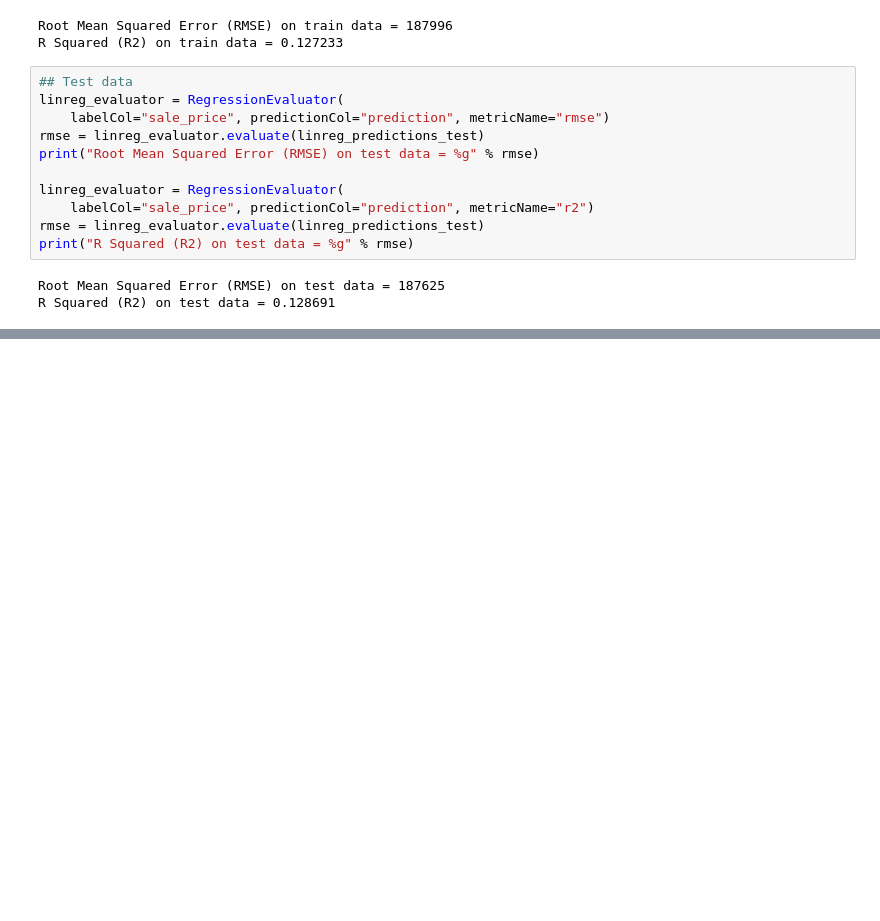
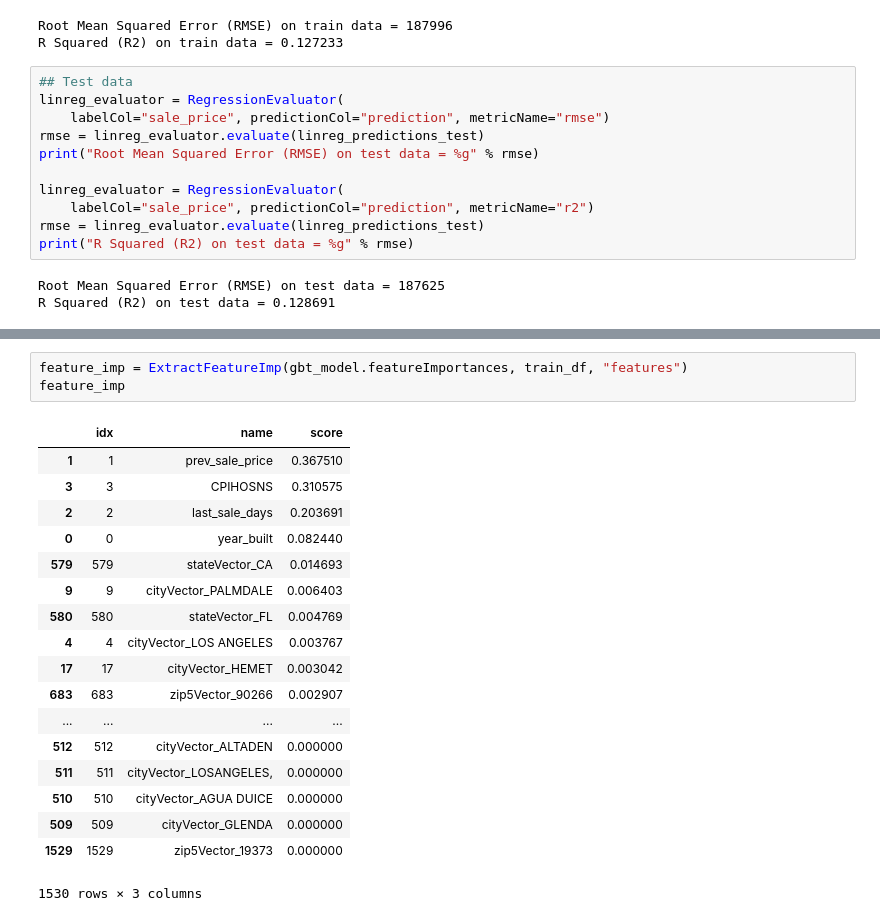
Before and after one commit to abhiniti-uchi/bigdata-winter22, a Jupyter notebook: Code Snippets/03-Modeling-new-w_one_hot.ipynb, the cells around one changed output, grey strips where cells are left out. Drawn from its saved outputs; the diff is of its cells as text; blank space fills up the shorter version.

```diff
--- a/Code Snippets/03-Modeling-new-w_one_hot.ipynb
+++ b/Code Snippets/03-Modeling-new-w_one_hot.ipynb
@@ -297,0 +387,22 @@ R Squared (R2) on test data = 0.128691
+# %%
+feature_imp = ExtractFeatureImp(gbt_model.featureImportances, train_df, "features")
+feature_imp
+# %% [output]
+|  | idx | name | score |
+| 1 | 1 | prev_sale_price | 0.367510 |
+| 3 | 3 | CPIHOSNS | 0.310575 |
+| 2 | 2 | last_sale_days | 0.203691 |
+| 0 | 0 | year_built | 0.082440 |
+| 579 | 579 | stateVector_CA | 0.014693 |
+| 9 | 9 | cityVector_PALMDALE | 0.006403 |
+| 580 | 580 | stateVector_FL | 0.004769 |
+| 4 | 4 | cityVector_LOS ANGELES | 0.003767 |
+| 17 | 17 | cityVector_HEMET | 0.003042 |
+| 683 | 683 | zip5Vector_90266 | 0.002907 |
+| ... | ... | ... | ... |
+| 512 | 512 | cityVector_ALTADEN | 0.000000 |
+| 511 | 511 | cityVector_LOSANGELES, | 0.000000 |
+| 510 | 510 | cityVector_AGUA DUICE | 0.000000 |
+| 509 | 509 | cityVector_GLENDA | 0.000000 |
+| 1529 | 1529 | zip5Vector_19373 | 0.000000 |
+1530 rows × 3 columns
```
Also changed, not shown: parts of 24 cells of this notebook.
